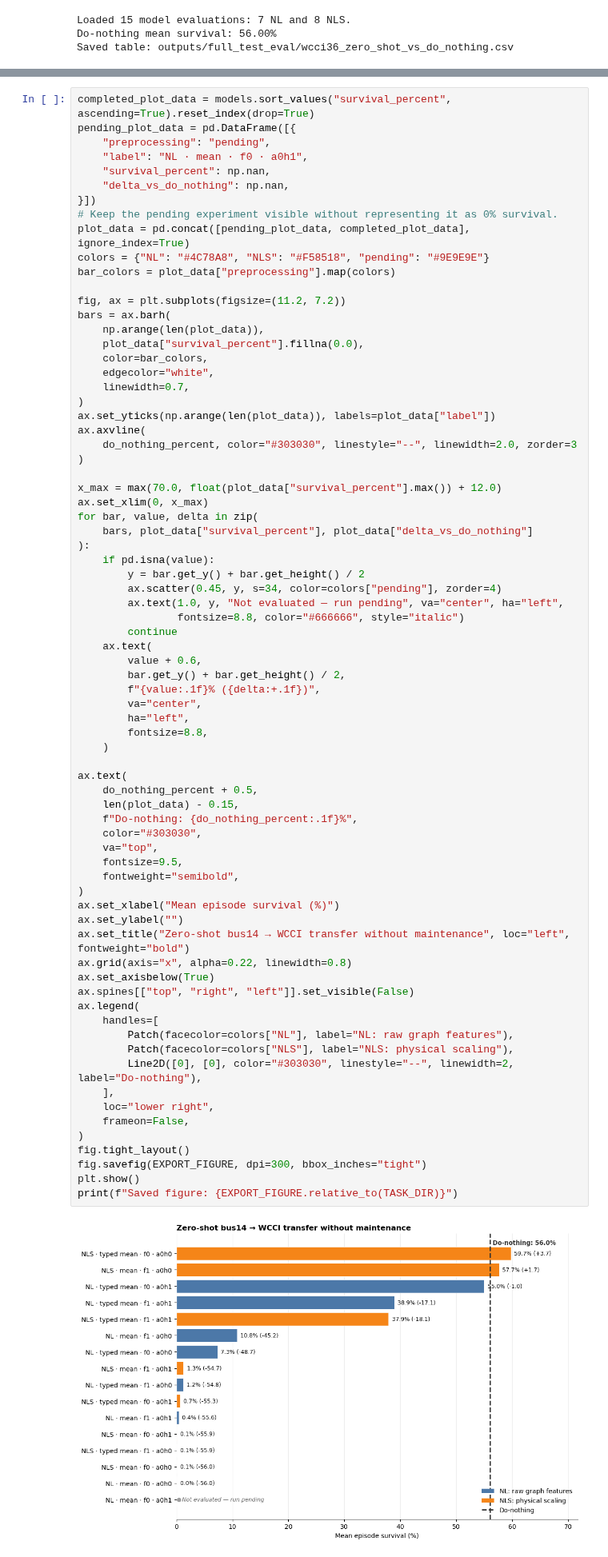
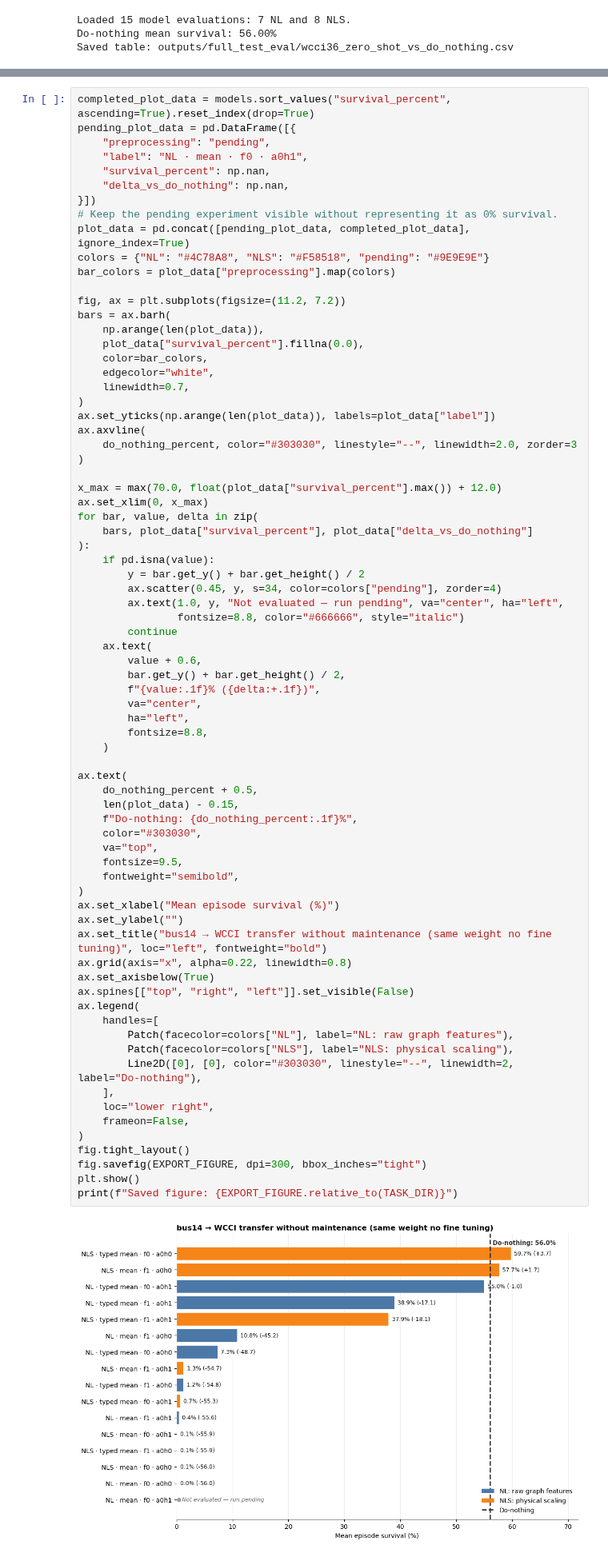
Before and after one commit to corentinplumet/RL_Marl2grid, a Jupyter notebook: Topology_Task/analysis/metrics/notebooks/episodic_survival/cas_hl_zero_shot_wcci36_vs_do_nothing.ipynb, the cells around one changed output, grey strips where cells are left out. Shown at 80% size. Saved outputs shown, nothing was run; the diff lists cells and outputs as text.

```diff
--- a/Topology_Task/analysis/metrics/notebooks/episodic_survival/cas_hl_zero_shot_wcci36_vs_do_nothing.ipynb
+++ b/Topology_Task/analysis/metrics/notebooks/episodic_survival/cas_hl_zero_shot_wcci36_vs_do_nothing.ipynb
@@ -202,35 +202,35 @@ for bar, value, delta in zip(
     )
 
 ax.text(
     do_nothing_percent + 0.5,
     len(plot_data) - 0.15,
     f"Do-nothing: {do_nothing_percent:.1f}%",
     color="#303030",
     va="top",
     fontsize=9.5,
     fontweight="semibold",
 )
 ax.set_xlabel("Mean episode survival (%)")
 ax.set_ylabel("")
-ax.set_title("Zero-shot bus14 → WCCI transfer without maintenance", loc="left", fontweight="bold")
+ax.set_title("bus14 → WCCI transfer without maintenance (same weight no fine tuning)", loc="left", fontweight="bold")
 ax.grid(axis="x", alpha=0.22, linewidth=0.8)
 ax.set_axisbelow(True)
 ax.spines[["top", "right", "left"]].set_visible(False)
 ax.legend(
     handles=[
         Patch(facecolor=colors["NL"], label="NL: raw graph features"),
         Patch(facecolor=colors["NLS"], label="NLS: physical scaling"),
         Line2D([0], [0], color="#303030", linestyle="--", linewidth=2, label="Do-nothing"),
     ],
     loc="lower right",
     frameon=False,
 )
 fig.tight_layout()
 fig.savefig(EXPORT_FIGURE, dpi=300, bbox_inches="tight")
 plt.show()
 print(f"Saved figure: {EXPORT_FIGURE.relative_to(TASK_DIR)}")
 # %% [output]
-[figure, old version]
+[figure, new version]
 Saved figure: outputs/full_test_eval/wcci36_zero_shot_vs_do_nothing.png
 # %% [markdown]
 ## Matched NL–NLS comparison
```
Also changed, not shown: 38 other files.
